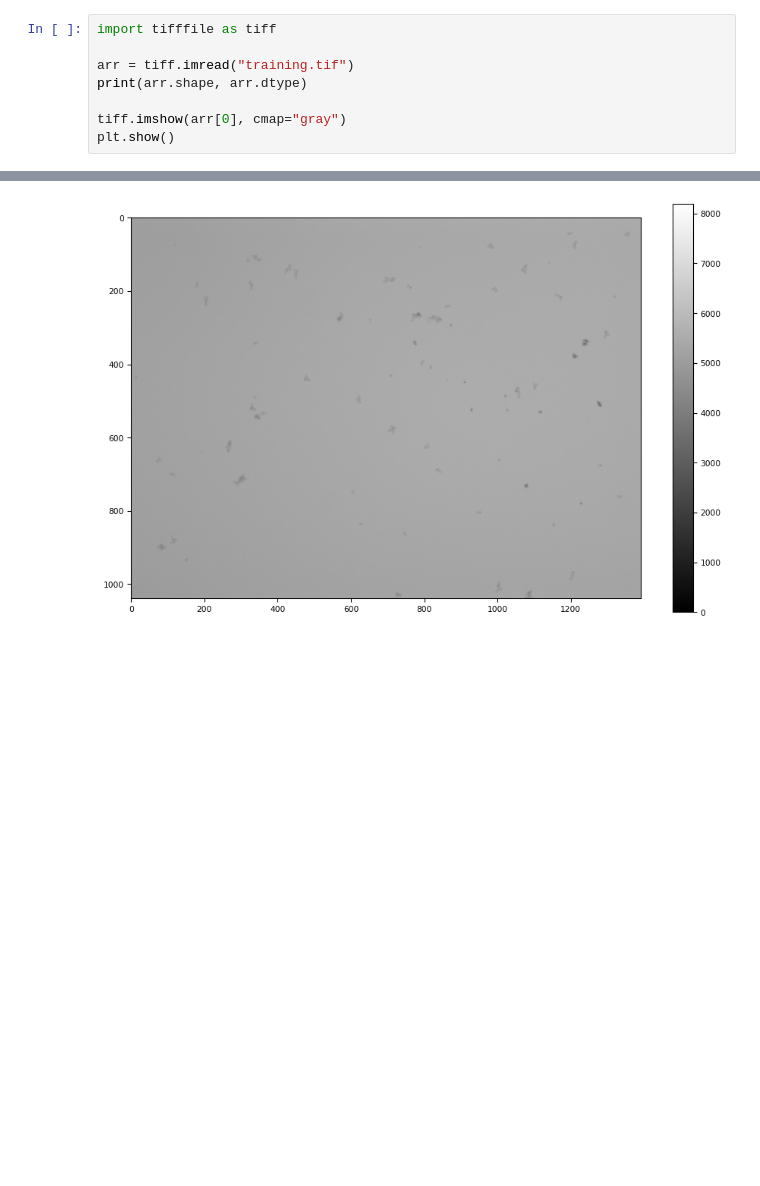
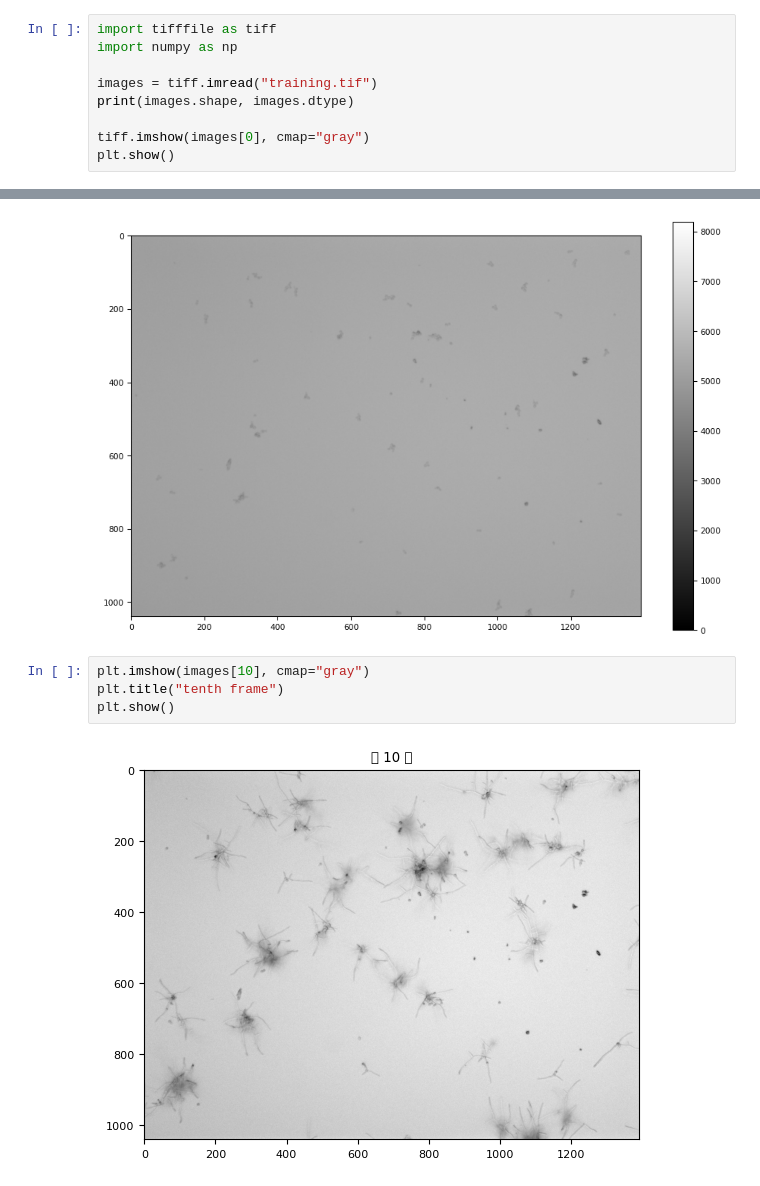
Before and after one commit to Mo119m/Cellular-state-image, a Jupyter notebook: eda.ipynb, the cells around one changed output, grey strips where cells are left out. Drawn from its saved outputs; the diff is of its cells as text; blank space fills up the shorter version.

```diff
--- a/eda.ipynb
+++ b/eda.ipynb
@@ -107,12 +107,19 @@ plt.show()
 file_path = "cellular-state-image-analysis/240922_mattLines.nd2"
 # %%
 import tifffile as tiff
+import numpy as np
 
-arr = tiff.imread("training.tif")
-print(arr.shape, arr.dtype)
+images = tiff.imread("training.tif")
+print(images.shape, images.dtype)
 
-tiff.imshow(arr[0], cmap="gray")
+tiff.imshow(images[0], cmap="gray")
 plt.show()
 # %% [output]
 (41, 1040, 1392) uint16
 [figure]
+# %%
+plt.imshow(images[10], cmap="gray")
+plt.title("tenth frame")
+plt.show()
+# %% [output]
+[figure, added]
```
Also changed, not shown: parts of 5 cells of this notebook.
